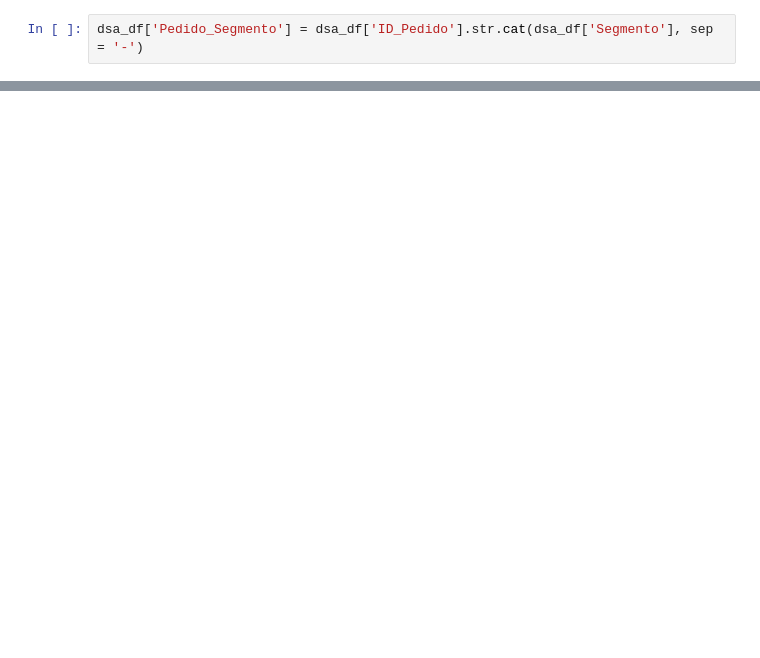
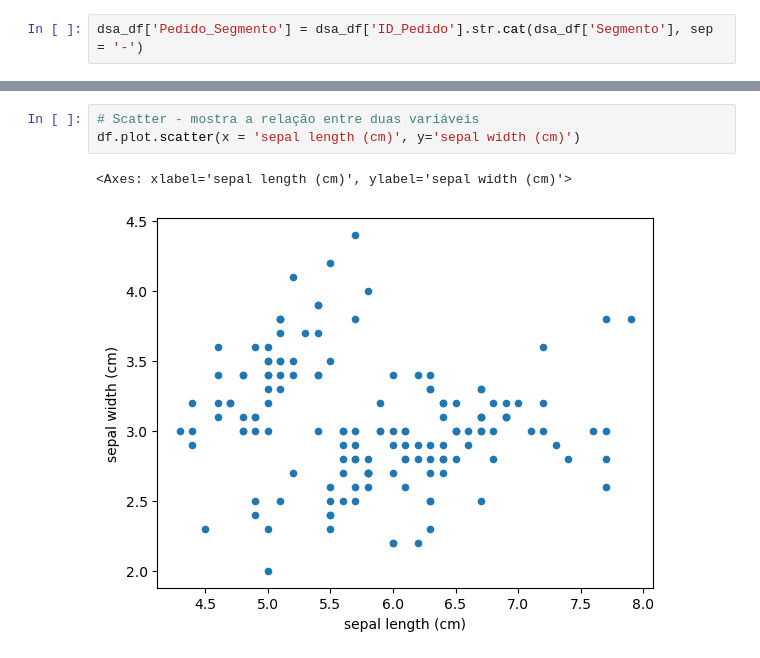
Before and after one commit to 1998-sys/Estudo, a Jupyter notebook: pandas.ipynb, the cells around one changed output, grey strips where cells are left out. Cells and saved outputs as stored; diff of their text form; blank space fills up the shorter version.

```diff
--- a/pandas.ipynb
+++ b/pandas.ipynb
@@ -680,0 +710,6 @@ dsa_df.head()
+# %%
+# Scatter - mostra a relação entre duas variáveis
+df.plot.scatter(x = 'sepal length (cm)', y='sepal width (cm)')
+# %% [output]
+<Axes: xlabel='sepal length (cm)', ylabel='sepal width (cm)'>
+[figure, added]
```
Also changed, not shown: parts of 10 cells of this notebook.
